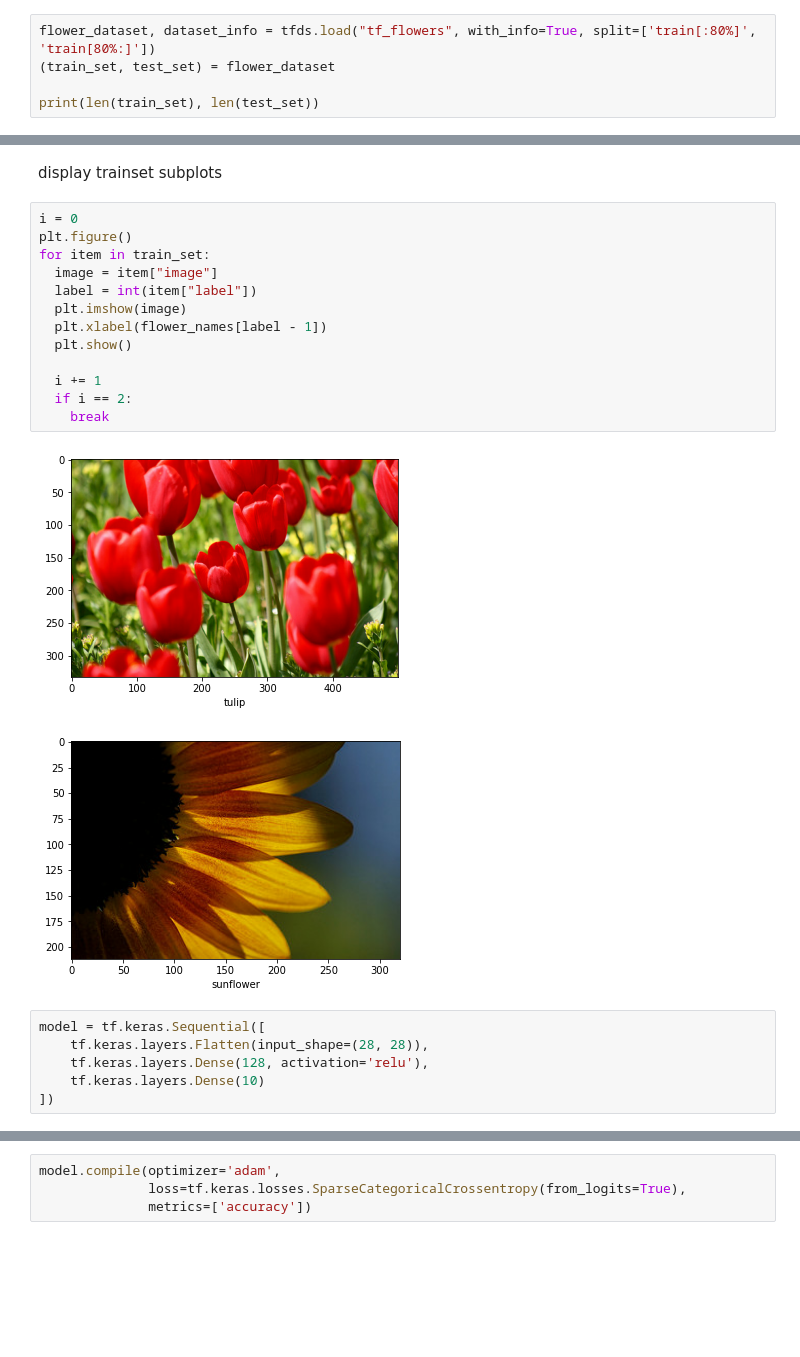
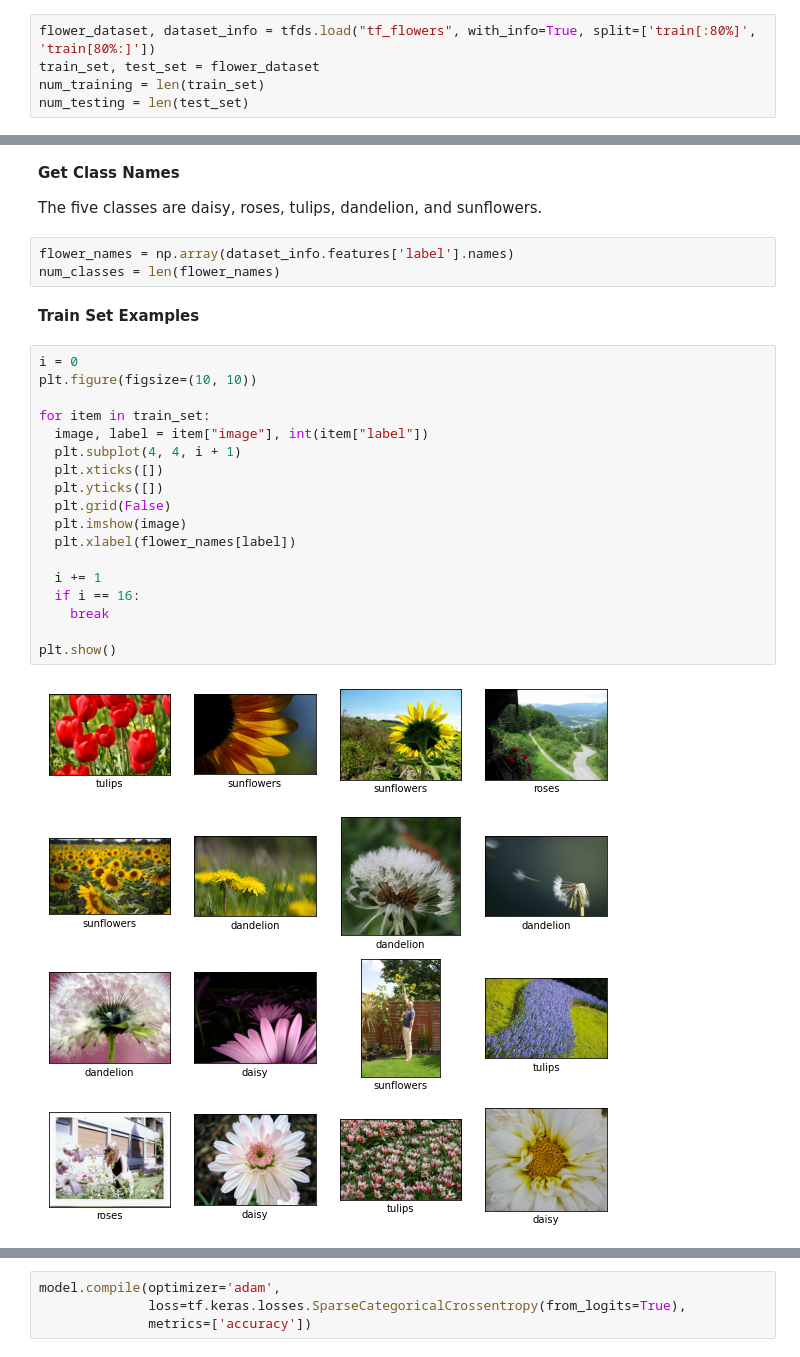
Before and after one commit to wendy-guo/floral-garden, a Jupyter notebook: floral_garden.ipynb, the cells around one changed output, grey strips where cells are left out. Cells and saved outputs as stored; diff of their text form; blank space fills up the shorter version.

```diff
--- a/floral_garden.ipynb
+++ b/floral_garden.ipynb
@@ -39,6 +15,6 @@ flower_names = ["daisy", "tulip", "sunflower", "rose", "dandelion"]
 # %%
 flower_dataset, dataset_info = tfds.load("tf_flowers", with_info=True, split=['train[:80%]', 'train[80%:]'])
-(train_set, test_set) = flower_dataset
-
-print(len(train_set), len(test_set))
+train_set, test_set = flower_dataset
+num_training = len(train_set)
+num_testing = len(test_set)
 # %% [output]
@@ -46,24 +27,29 @@ print(len(train_set), len(test_set))
-# %% [markdown]
-display trainset subplots
+# %% [markdown]
+**Get Class Names**
+
+The five classes are daisy, roses, tulips, dandelion, and sunflowers.
+# %%
+flower_names = np.array(dataset_info.features['label'].names)
+num_classes = len(flower_names)
+# %% [markdown]
+**Train Set Examples**
 # %%
 i = 0
-plt.figure()
+plt.figure(figsize=(10, 10))
+
 for item in train_set:
-  image = item["image"]
-  label = int(item["label"])
+  image, label = item["image"], int(item["label"])
+  plt.subplot(4, 4, i + 1)
+  plt.xticks([])
+  plt.yticks([])
+  plt.grid(False)
   plt.imshow(image)
-  plt.xlabel(flower_names[label - 1])
-  plt.show()
+  plt.xlabel(flower_names[label])
 
   i += 1
-  if i == 2:
+  if i == 16:
     break
+
+plt.show()
 # %% [output]
-[figure, old version]
+[figure, new version]
-[figure, removed]
-# %%
-model = tf.keras.Sequential([
-    tf.keras.layers.Flatten(input_shape=(28, 28)),
-    tf.keras.layers.Dense(128, activation='relu'),
-    tf.keras.layers.Dense(10)
-])
```
Also changed, not shown: parts of 21 cells of this notebook.
